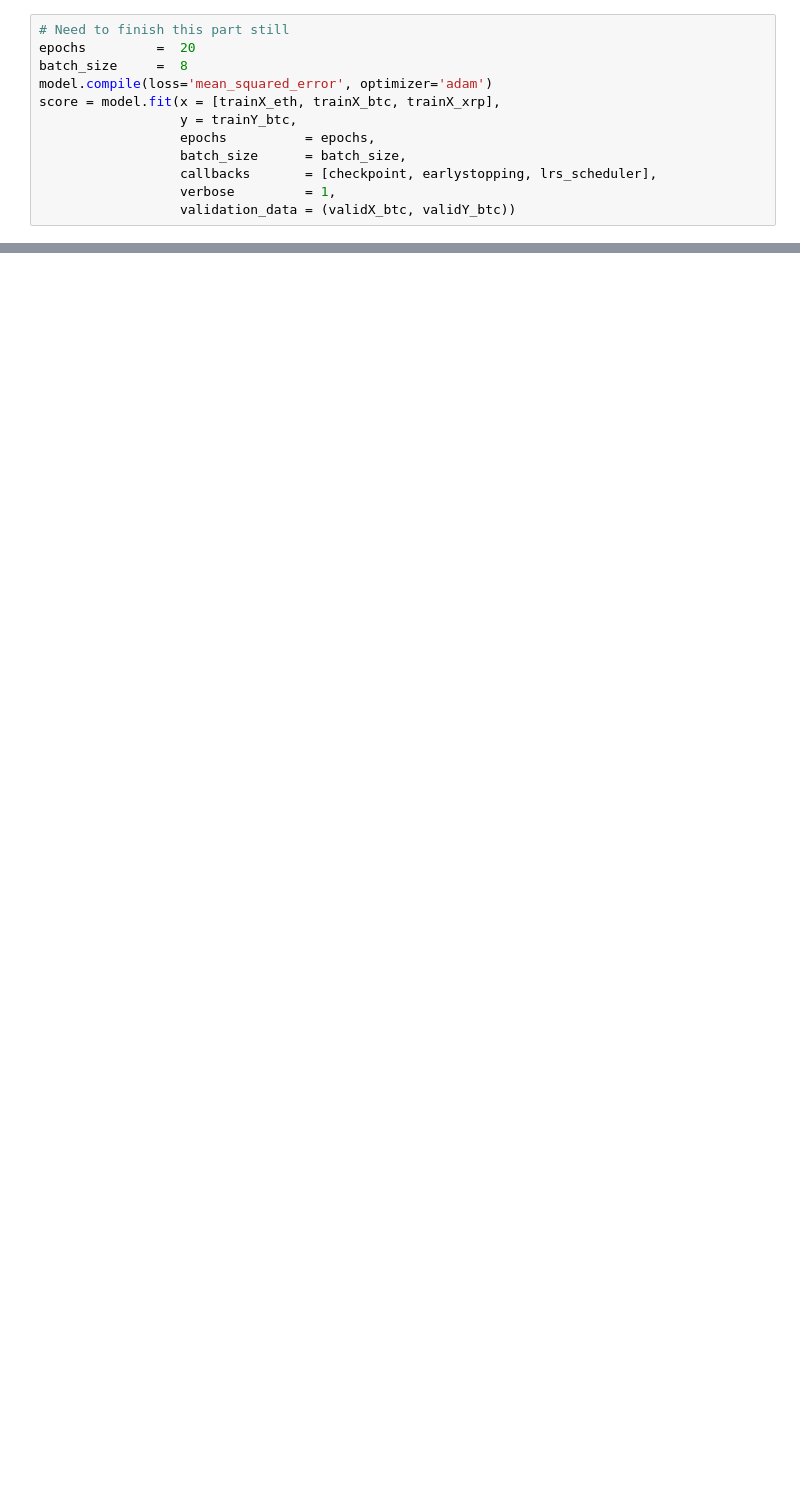
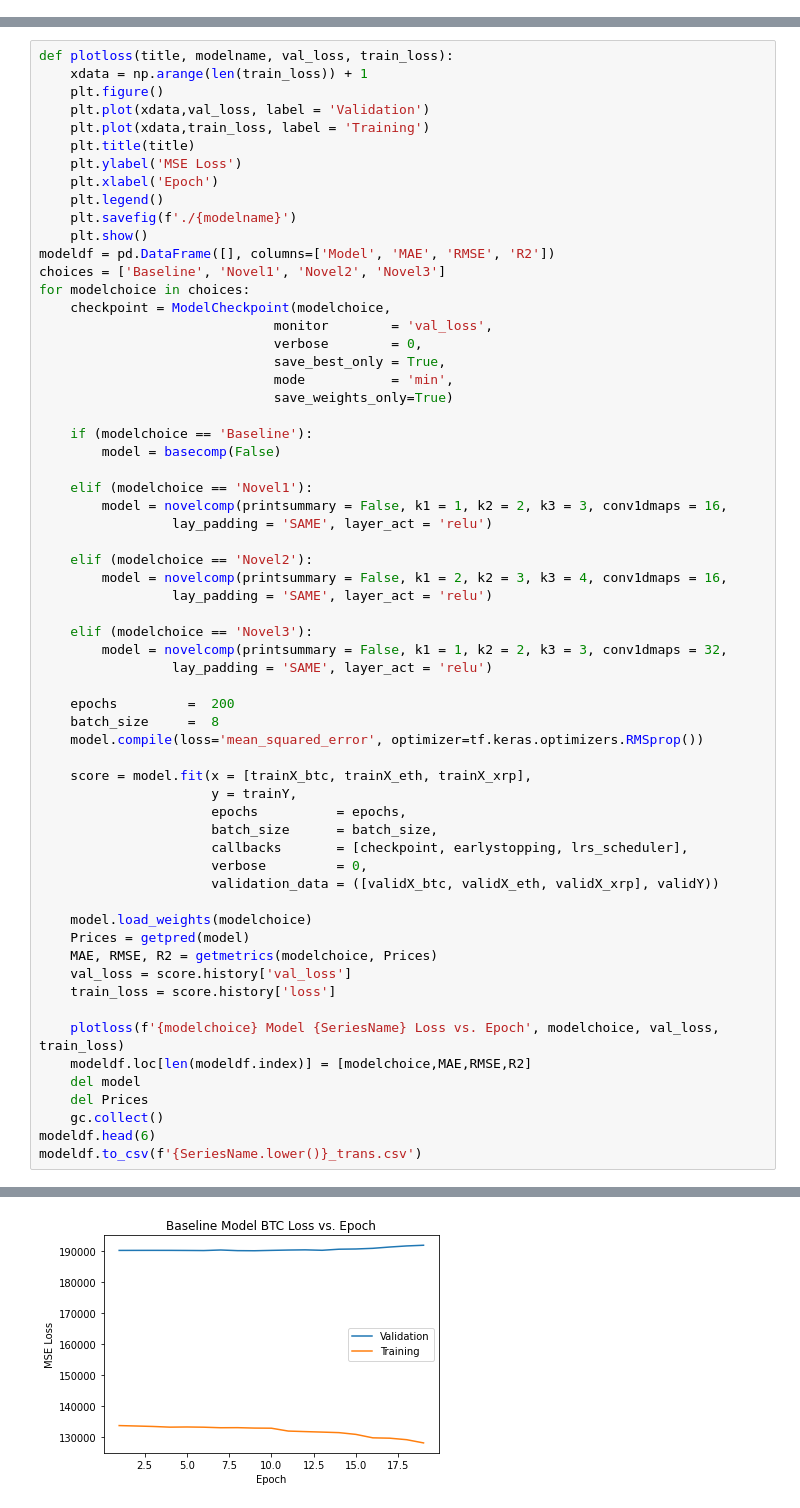
Before and after one commit to MattsonCam/Implementation-Code-A-novel-validation-framework-to-enhance-deep-learning-models, a Jupyter notebook: main.ipynb, the cells around one changed output, grey strips where cells are left out. Drawn from its saved outputs; the diff is of its cells as text; blank space fills up the shorter version.

Commit message:
Removed the redundant code and incorporated the new code that plots loss curves and computes metrics based on the transformed data.

```diff
--- a/main.ipynb
+++ b/main.ipynb
@@ -99,15 +204,3 @@ earlystopping = EarlyStopping(monitor       = 'val_loss',
 lrs_scheduler  = ReduceLROnPlateau(monitor     = 'val_loss',
                                    factor      = 0.75,
                                    patience    = 5)
-# %%
-# Need to finish this part still
-epochs         =  20
-batch_size     =  8
-model.compile(loss='mean_squared_error', optimizer='adam')
-score = model.fit(x = [trainX_eth, trainX_btc, trainX_xrp],
-                  y = trainY_btc,
-                  epochs          = epochs,
-                  batch_size      = batch_size,
-                  callbacks       = [checkpoint, earlystopping, lrs_scheduler],
-                  verbose         = 1,
-                  validation_data = (validX_btc, validY_btc))
@@ -113,0 +237,63 @@ score = model.fit(x = [trainX_eth, trainX_btc, trainX_xrp],
+# %%
+def plotloss(title, modelname, val_loss, train_loss):
+    xdata = np.arange(len(train_loss)) + 1
+    plt.figure()
+    plt.plot(xdata,val_loss, label = 'Validation')
+    plt.plot(xdata,train_loss, label = 'Training')
+    plt.title(title)
+    plt.ylabel('MSE Loss')
+    plt.xlabel('Epoch')
+    plt.legend()
+    plt.savefig(f'./{modelname}')
+    plt.show()
+modeldf = pd.DataFrame([], columns=['Model', 'MAE', 'RMSE', 'R2'])
+choices = ['Baseline', 'Novel1', 'Novel2', 'Novel3']
+for modelchoice in choices:
+    checkpoint = ModelCheckpoint(modelchoice,
+                              monitor        = 'val_loss',
+                              verbose        = 0,
+                              save_best_only = True,
+                              mode           = 'min',
+                              save_weights_only=True)
+
+    if (modelchoice == 'Baseline'):
+        model = basecomp(False)
+
+    elif (modelchoice == 'Novel1'):
+        model = novelcomp(printsummary = False, k1 = 1, k2 = 2, k3 = 3, conv1dmaps = 16,
+                 lay_padding = 'SAME', layer_act = 'relu')
+
+    elif (modelchoice == 'Novel2'):
+        model = novelcomp(printsummary = False, k1 = 2, k2 = 3, k3 = 4, conv1dmaps = 16,
+                 lay_padding = 'SAME', layer_act = 'relu')
+
+    elif (modelchoice == 'Novel3'):
+        model = novelcomp(printsummary = False, k1 = 1, k2 = 2, k3 = 3, conv1dmaps = 32,
+                 lay_padding = 'SAME', layer_act = 'relu')
+
+    epochs         =  200
+    batch_size     =  8
+    model.compile(loss='mean_squared_error', optimizer=tf.keras.optimizers.RMSprop())
+
+    score = model.fit(x = [trainX_btc, trainX_eth, trainX_xrp],
+                      y = trainY,
+                      epochs          = epochs,
+                      batch_size      = batch_size,
+                      callbacks       = [checkpoint, earlystopping, lrs_scheduler],
+                      verbose         = 0,
+                      validation_data = ([validX_btc, validX_eth, validX_xrp], validY))
+
+    model.load_weights(modelchoice)
+    Prices = getpred(model)
+    MAE, RMSE, R2 = getmetrics(modelchoice, Prices)
+    val_loss = score.history['val_loss']
+    train_loss = score.history['loss']
+
+    plotloss(f'{modelchoice} Model {SeriesName} Loss vs. Epoch', modelchoice, val_loss, train_loss)
+    modeldf.loc[len(modeldf.index)] = [modelchoice,MAE,RMSE,R2]
+    del model
+    del Prices
+    gc.collect()
+modeldf.head(6)
+modeldf.to_csv(f'{SeriesName.lower()}_trans.csv')
+# %% [output]
@@ -113,0 +307 @@ score = model.fit(x = [trainX_eth, trainX_btc, trainX_xrp],
+[figure, added]
```
Also changed, not shown: parts of 14 cells of this notebook, 1 other file.
